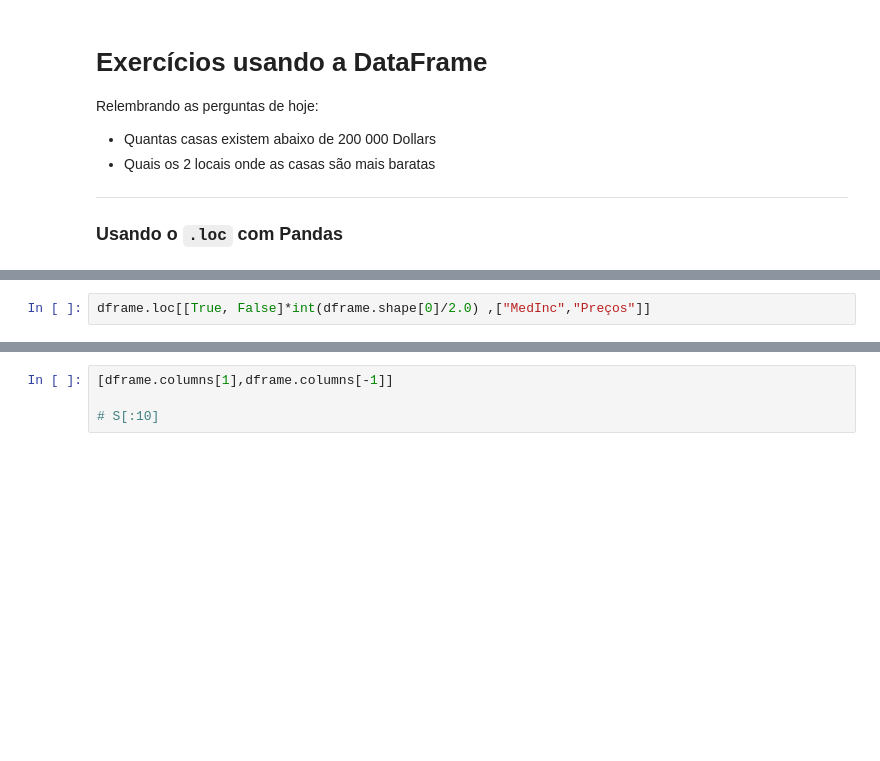
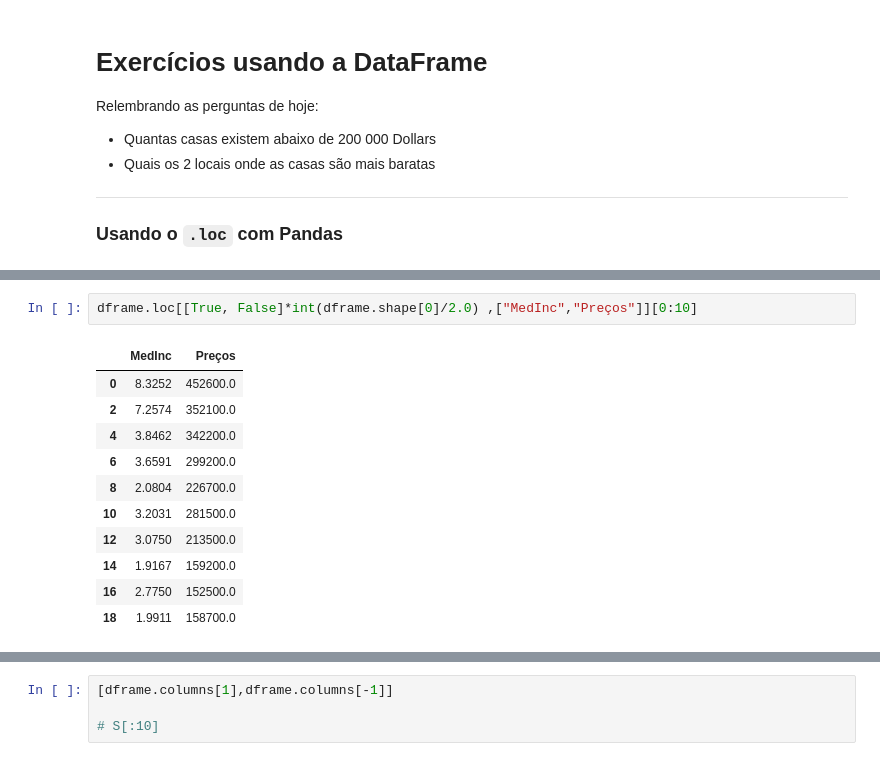
Before and after one commit to nunobbras/SAD, a Jupyter notebook: Aula_4-parte2.ipynb, the cells around one changed output, grey strips where cells are left out. Drawn from its saved outputs; the diff is of its cells as text; blank space fills up the shorter version.

```diff
--- a/Aula_4-parte2.ipynb
+++ b/Aula_4-parte2.ipynb
@@ -245,4 +248,16 @@ dframe.loc[0:1,["MedInc","Preços"]]
 # %%
-dframe.loc[[True, False]*int(dframe.shape[0]/2.0) ,["MedInc","Preços"]]
+dframe.loc[[True, False]*int(dframe.shape[0]/2.0) ,["MedInc","Preços"]][0:10]
+# %% [output]
+|  | MedInc | Preços |
+| 0 | 8.3252 | 452600.0 |
+| 2 | 7.2574 | 352100.0 |
+| 4 | 3.8462 | 342200.0 |
+| 6 | 3.6591 | 299200.0 |
+| 8 | 2.0804 | 226700.0 |
+| 10 | 3.2031 | 281500.0 |
+| 12 | 3.0750 | 213500.0 |
+| 14 | 1.9167 | 159200.0 |
+| 16 | 2.7750 | 152500.0 |
+| 18 | 1.9911 | 158700.0 |
 # %%
 dframe.loc[round(dframe.MedInc)==8 ,["MedInc","Preços"]][0:10]
```
Also changed, not shown: parts of 11 cells of this notebook, 3 other files.
